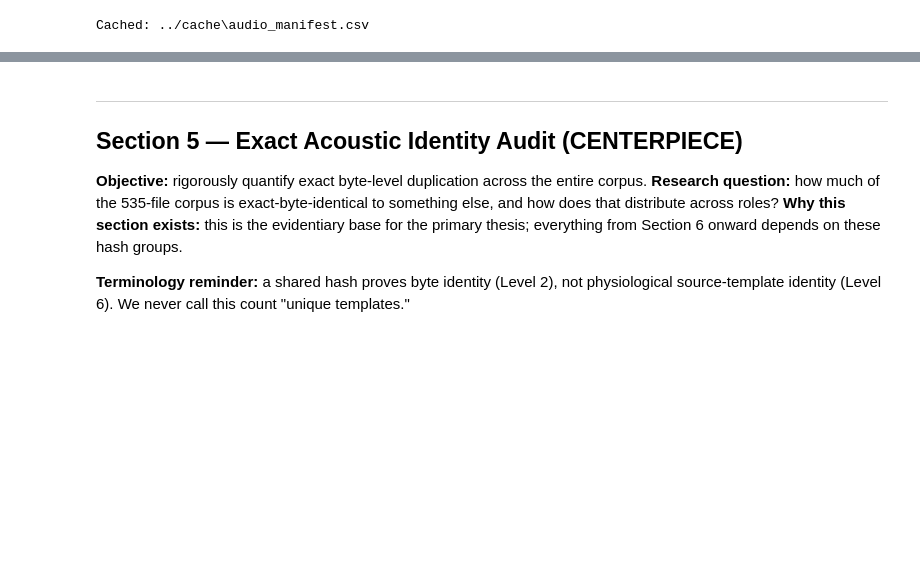
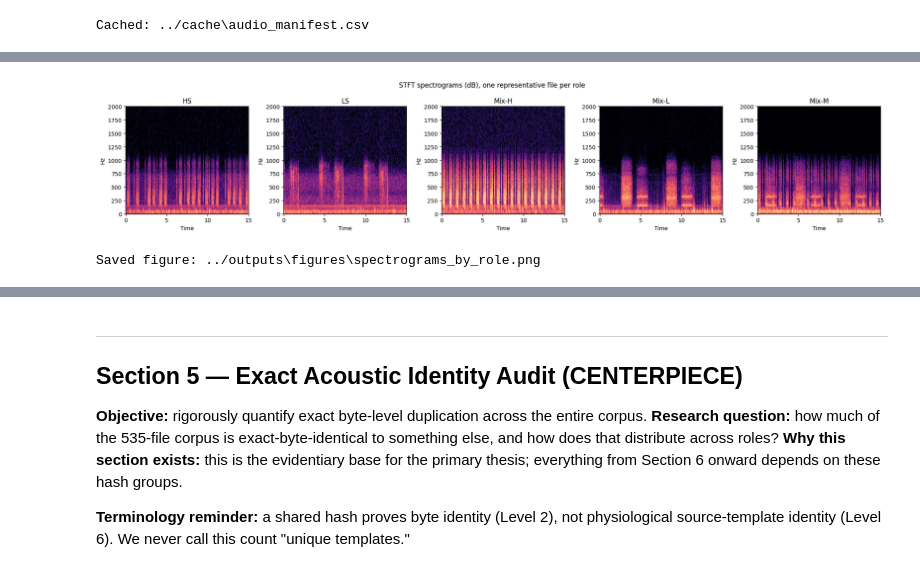
Before and after one commit to Om7035/HLS_CMDS_EDA_notebook, a Jupyter notebook: notebooks/HLS_CMDS_EDA_notebook.ipynb, the cells around one changed output, grey strips where cells are left out. Saved outputs shown, nothing was run; the diff lists cells and outputs as text; code cells hidden in the pictures; blank space fills up the shorter version.

```diff
--- a/notebooks/HLS_CMDS_EDA_notebook.ipynb
+++ b/notebooks/HLS_CMDS_EDA_notebook.ipynb
@@ -459,0 +511,20 @@ Cached: ../cache\audio_manifest.csv
+# %%
+fig, axes = plt.subplots(1, len(role_order), figsize=(4 * len(role_order), 4))
+N_FFT = 256  # sr = 4000 Hz throughout this dataset (Section 4) -- keeps ~15.6 Hz/bin resolution
+for ax, role in zip(axes, role_order):
+    d, sr = sf.read(signal_samples[role])
+    d = d.astype(np.float32)
+    S = librosa.stft(d, n_fft=N_FFT, hop_length=N_FFT // 4)
+    S_db = librosa.amplitude_to_db(np.abs(S), ref=np.max)
+    librosa.display.specshow(S_db, sr=sr, hop_length=N_FFT // 4, x_axis="time", y_axis="linear", ax=ax, cmap="magma")
+    ax.set_title(role)
+    ax.set_ylim(0, sr / 2)
+fig.suptitle("STFT spectrograms (dB), one representative file per role")
+plt.tight_layout()
+fig_path = os.path.join(OUTPUT_DIR, "figures", "spectrograms_by_role.png")
+plt.savefig(fig_path, dpi=120)
+plt.show()
+print(f"Saved figure: {fig_path}")
+# %% [output]
+[figure, added]
+Saved figure: ../outputs\figures\spectrograms_by_role.png
```
Also changed, not shown: parts of 10 cells of this notebook, 6 other files.
